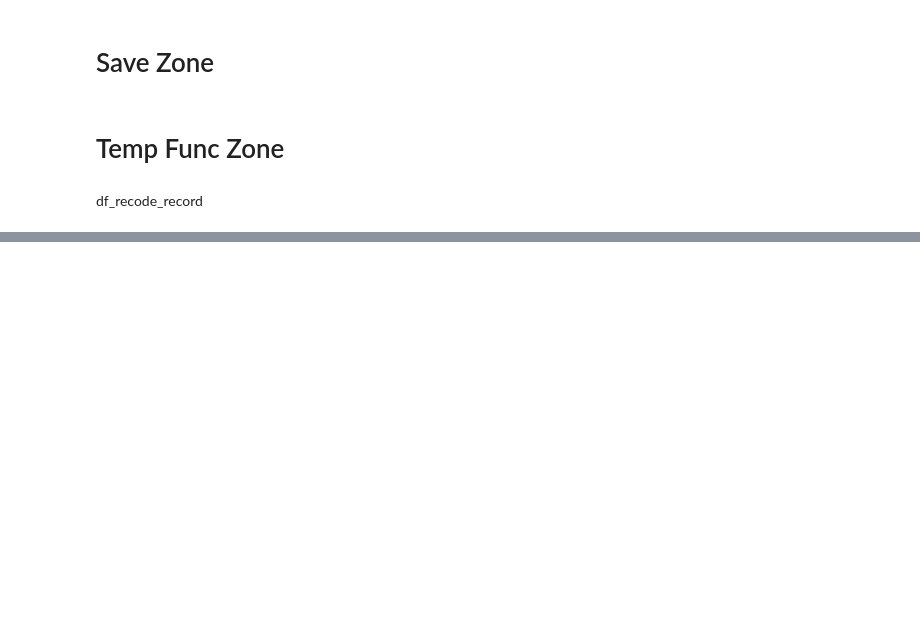
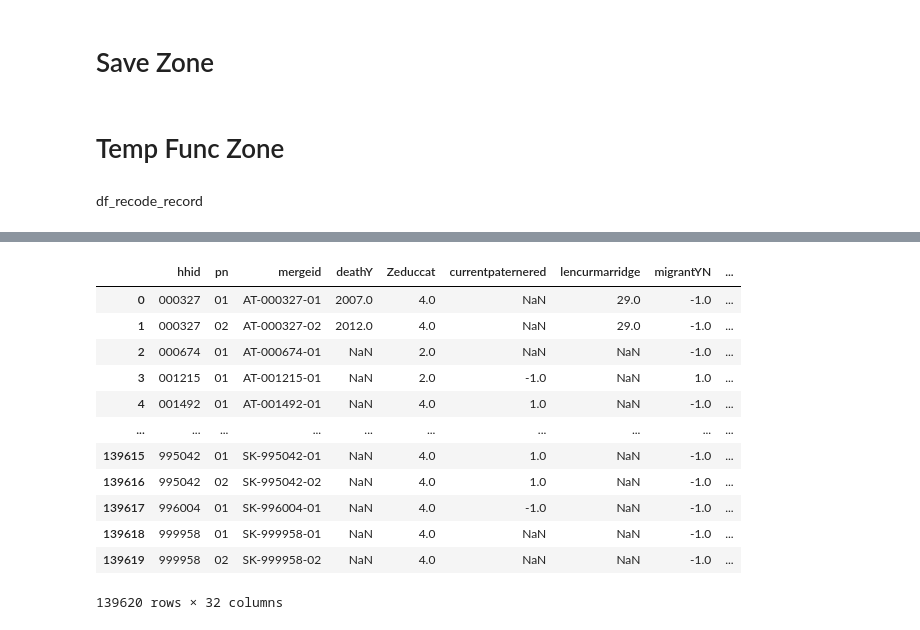
Before and after one commit to vallerrr/Mortality_prediction_cross_countries, a Jupyter notebook: data_preprocess_src/SHARE_Recode.ipynb, the cells around one changed output, grey strips where cells are left out. Saved outputs shown, nothing was run; the diff lists cells and outputs as text; code cells hidden in the pictures; blank space fills up the shorter version.

```diff
--- a/data_preprocess_src/SHARE_Recode.ipynb
+++ b/data_preprocess_src/SHARE_Recode.ipynb
@@ -306,13 +307,16 @@ def generate_replace_dict_for_historical_response(sliced_row,sliced_data):
     """
     generate the replace_dict if there is nothing in sliced_row['replace_dict']/returned object is not dict
     """
-    replace_dict=sliced_row['replace_dict'].values[0]
 
+    try:
+        replace_dict=sliced_row['replace_dict'].values[0]
+    except:
+        replace_dict=None
     # if we had done it, we shouldn't do it again..
     if pd.isnull(replace_dict) or not isinstance(replace_dict,dict):
         replace_dict={}
         response_list = get_unique_valaues(sliced_data)
-
+        print(f'all responses are: {response_list}')
         for response in response_list:
             Pass_control=True
             while Pass_control:
@@ -2183,0 +2201,11 @@ Name: Znegaffect, dtype: float64
+# %%
+pd.set_option('display.max_colwidth',None)
+
+df_raw_recoded=pd.read_csv(share_path/'raw_recoded_data.csv')
+df_vars_found_in_raw=pd.read_csv(Path.cwd()/'vars_found_in_raw'/'SHARE.csv')
+
+lst_vars_found_in_raw=list(df_vars_found_in_raw['varname'].unique())
+lst_vars_not_recoded =[x for x in lst_vars_found_in_raw if not all(list(df_vars_found_in_raw.loc[df_vars_found_in_raw['varname']=='Perceived Constraints','recoded'])) ]
+
+print(f'vars left to be recoded:')
+lst_vars_not_recoded
@@ -2233,0 +3716,16 @@ df_recode_record
+# %%
+df
+# %% [output]
+|  | hhid | pn | mergeid | deathY | Zeduccat | currentpaternered | lencurmarridge | migrantYN | ... |
+| 0 | 000327 | 01 | AT-000327-01 | 2007.0 | 4.0 | NaN | 29.0 | -1.0 | ... |
+| 1 | 000327 | 02 | AT-000327-02 | 2012.0 | 4.0 | NaN | 29.0 | -1.0 | ... |
+| 2 | 000674 | 01 | AT-000674-01 | NaN | 2.0 | NaN | NaN | -1.0 | ... |
+| 3 | 001215 | 01 | AT-001215-01 | NaN | 2.0 | -1.0 | NaN | 1.0 | ... |
+| 4 | 001492 | 01 | AT-001492-01 | NaN | 4.0 | 1.0 | NaN | -1.0 | ... |
+| ... | ... | ... | ... | ... | ... | ... | ... | ... | ... |
+| 139615 | 995042 | 01 | SK-995042-01 | NaN | 4.0 | 1.0 | NaN | -1.0 | ... |
+| 139616 | 995042 | 02 | SK-995042-02 | NaN | 4.0 | 1.0 | NaN | -1.0 | ... |
+| 139617 | 996004 | 01 | SK-996004-01 | NaN | 4.0 | -1.0 | NaN | -1.0 | ... |
+| 139618 | 999958 | 01 | SK-999958-01 | NaN | 4.0 | NaN | NaN | -1.0 | ... |
+| 139619 | 999958 | 02 | SK-999958-02 | NaN | 4.0 | NaN | NaN | -1.0 | ... |
+139620 rows × 32 columns
```
Also changed, not shown: parts of 102 cells of this notebook, 4 other files.
